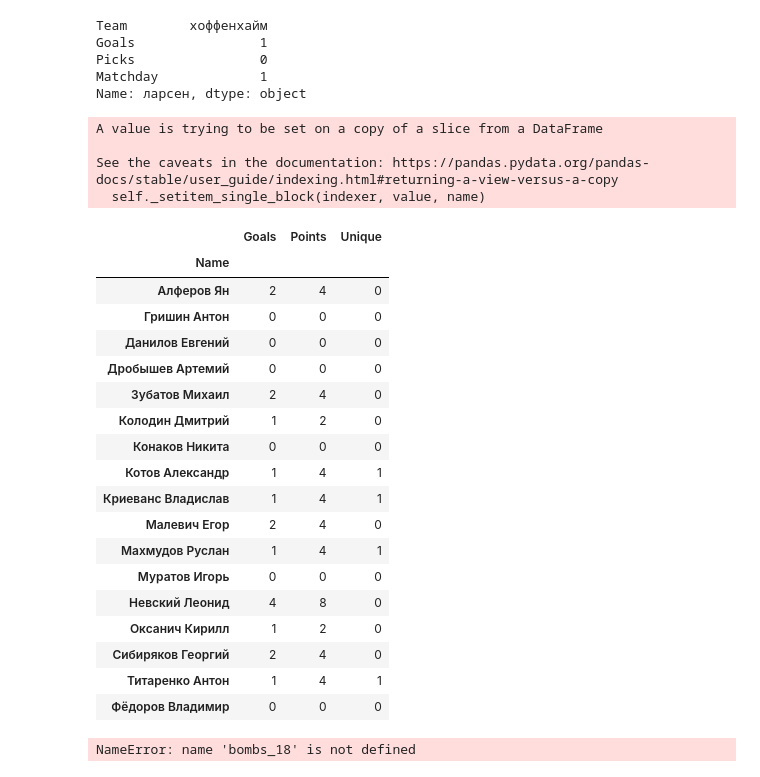
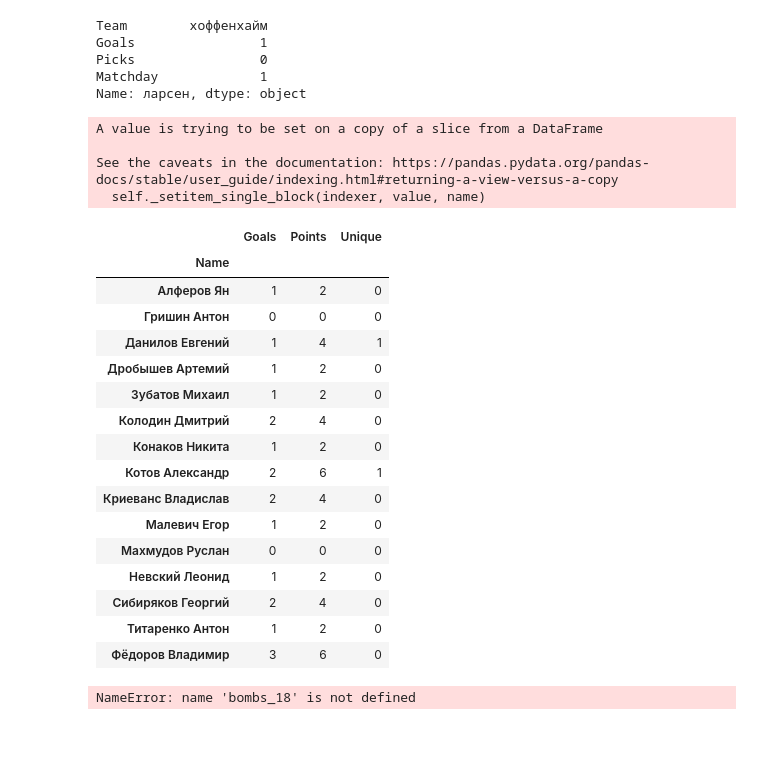
Before and after one commit to melanator/euroleague, a Jupyter notebook: bombs.ipynb, the cells around one changed output. Cells and saved outputs as stored; diff of their text form; code cells hidden in the pictures; blank space fills up the shorter version.

Commit message:
Season 14, bombs finished

```diff
--- a/bombs.ipynb
+++ b/bombs.ipynb
@@ -232,5 +233,5 @@ with pd.ExcelWriter('output/bombs.xlsx', engine='xlsxwriter') as writer:
 # %% [markdown]
 После ручной простановки заново загружаем дату
 # %%
-bets_11 = pd.read_excel('output/bombs_bets.xlsx', index_col=0, sheet_name='11')
-bombs_11 = pd.read_excel('output/bombs.xlsx', sheet_name="11", index_col=0)
+bets_20 = pd.read_excel('output/bombs_bets.xlsx', index_col=0, sheet_name='20')
+bombs_20 = pd.read_excel('output/bombs.xlsx', sheet_name="20", index_col=0)
@@ -273,36 +274,34 @@ Goals                1
 Picks                0
 Matchday             1
 Name: ларсен, dtype: object
-# %%
-count_picks(bets_11, bombs_11)
-bomb_points(bets_11, bombs_11)
-# %% [output]
-A value is trying to be set on a copy of a slice from a DataFrame
-
-See the caveats in the documentation: https://pandas.pydata.org/pandas-docs/stable/user_guide/indexing.html#returning-a-view-versus-a-copy
-  self._setitem_single_block(indexer, value, name)
+# %%
+count_picks(bets_20, bombs_20)
+bomb_points(bets_20, bombs_20)
+# %% [output]
+A value is trying to be set on a copy of a slice from a DataFrame
+
+See the caveats in the documentation: https://pandas.pydata.org/pandas-docs/stable/user_guide/indexing.html#returning-a-view-versus-a-copy
+  self._setitem_single_block(indexer, value, name)
 # %%
-bets_11.groupby("Name").sum()
+bets_20.groupby("Name").sum()
 # %% [output]
 |  | Goals | Points | Unique |
 | Name |  |  |  |
-| Алферов Ян | 2 | 4 | 0 |
+| Алферов Ян | 1 | 2 | 0 |
 | Гришин Антон | 0 | 0 | 0 |
-| Данилов Евгений | 0 | 0 | 0 |
-| Дробышев Артемий | 0 | 0 | 0 |
-| Зубатов Михаил | 2 | 4 | 0 |
-| Колодин Дмитрий | 1 | 2 | 0 |
-| Конаков Никита | 0 | 0 | 0 |
-| Котов Александр | 1 | 4 | 1 |
-| Криеванс Владислав | 1 | 4 | 1 |
-| Малевич Егор | 2 | 4 | 0 |
-| Махмудов Руслан | 1 | 4 | 1 |
-| Муратов Игорь | 0 | 0 | 0 |
-| Невский Леонид | 4 | 8 | 0 |
-| Оксанич Кирилл | 1 | 2 | 0 |
+| Данилов Евгений | 1 | 4 | 1 |
+| Дробышев Артемий | 1 | 2 | 0 |
+| Зубатов Михаил | 1 | 2 | 0 |
+| Колодин Дмитрий | 2 | 4 | 0 |
+| Конаков Никита | 1 | 2 | 0 |
+| Котов Александр | 2 | 6 | 1 |
+| Криеванс Владислав | 2 | 4 | 0 |
+| Малевич Егор | 1 | 2 | 0 |
+| Махмудов Руслан | 0 | 0 | 0 |
+| Невский Леонид | 1 | 2 | 0 |
 | Сибиряков Георгий | 2 | 4 | 0 |
-| Титаренко Антон | 1 | 4 | 1 |
-| Фёдоров Владимир | 0 | 0 | 0 |
+| Титаренко Антон | 1 | 2 | 0 |
+| Фёдоров Владимир | 3 | 6 | 0 |
 # %%
 ## Bets excel
 
```
Also changed, not shown: parts of 7 cells of this notebook, 14 other files.
